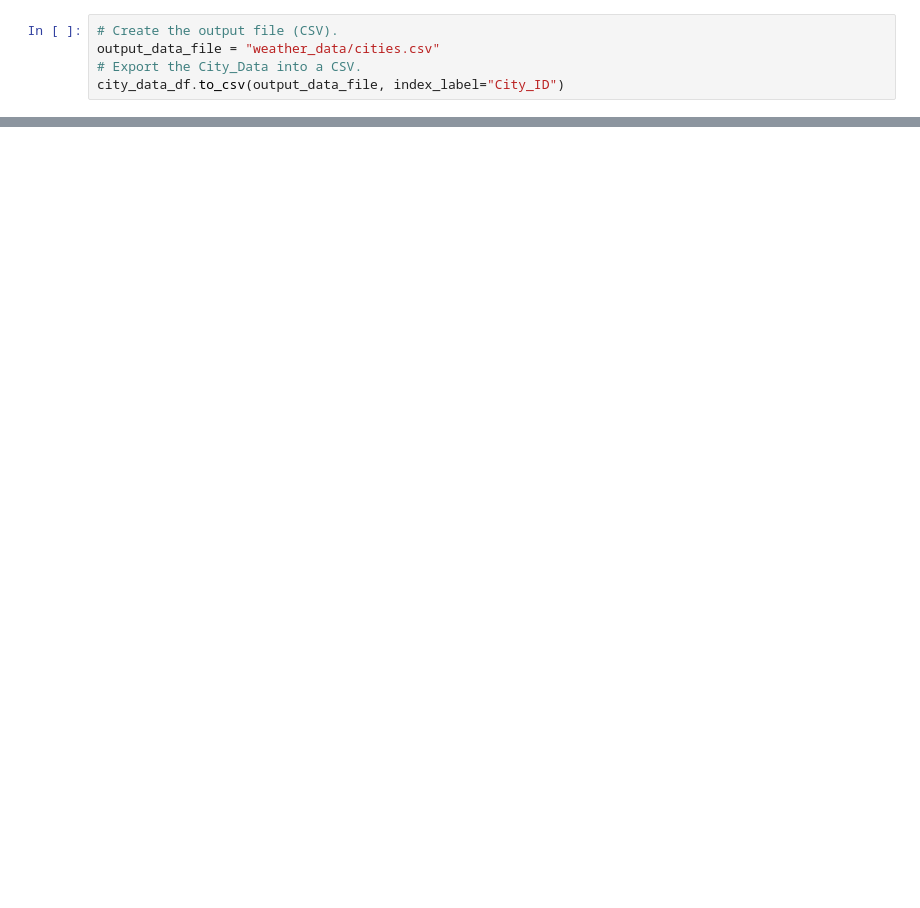
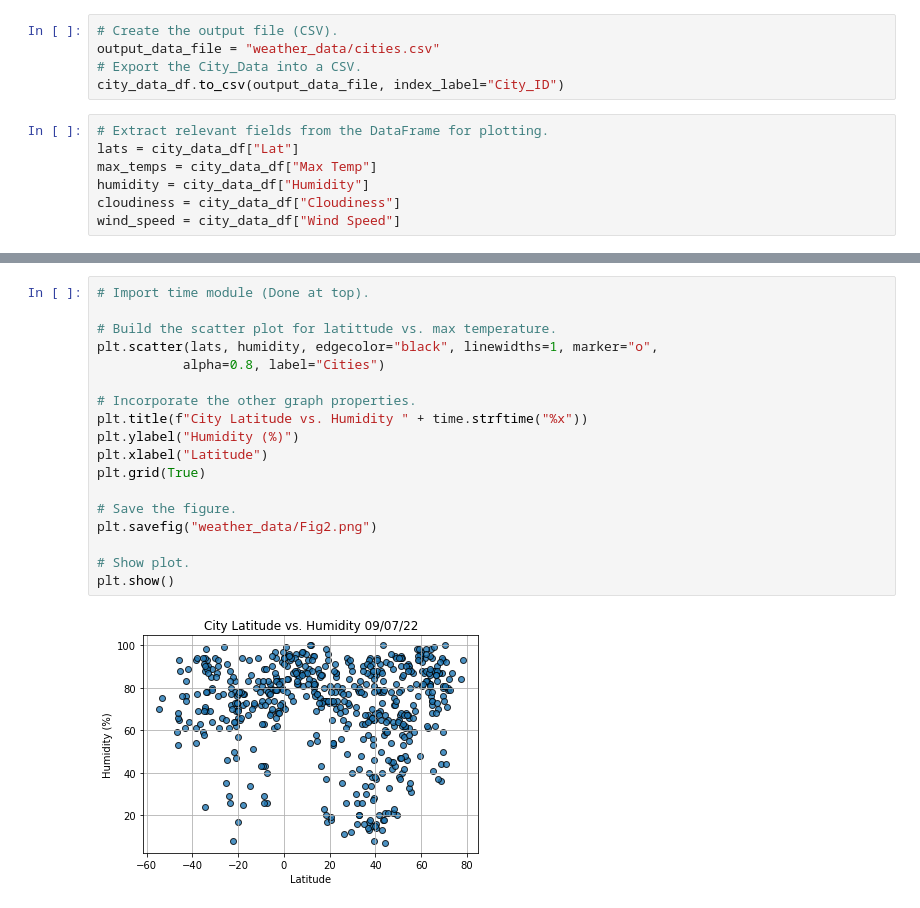
Before and after one commit to Jrheldmann/World_Weather_Analysis, a Jupyter notebook: WeatherPy.ipynb, the cells around one changed output, grey strips where cells are left out. Drawn from its saved outputs; the diff is of its cells as text; blank space fills up the shorter version.

Commit message:
Updating WeatherPy.ipynb/cities.csv and uploading weather_data figures

```diff
--- a/WeatherPy.ipynb
+++ b/WeatherPy.ipynb
@@ -143,3 +143,10 @@ city_data_df.head(10)
 output_data_file = "weather_data/cities.csv"
 # Export the City_Data into a CSV.
 city_data_df.to_csv(output_data_file, index_label="City_ID")
+# %%
+# Extract relevant fields from the DataFrame for plotting.
+lats = city_data_df["Lat"]
+max_temps = city_data_df["Max Temp"]
+humidity = city_data_df["Humidity"]
+cloudiness = city_data_df["Cloudiness"]
+wind_speed = city_data_df["Wind Speed"]
@@ -145,0 +173,20 @@ city_data_df.to_csv(output_data_file, index_label="City_ID")
+# %%
+# Import time module (Done at top).
+
+# Build the scatter plot for latittude vs. max temperature.
+plt.scatter(lats, humidity, edgecolor="black", linewidths=1, marker="o",
+           alpha=0.8, label="Cities")
+
+# Incorporate the other graph properties.
+plt.title(f"City Latitude vs. Humidity " + time.strftime("%x"))
+plt.ylabel("Humidity (%)")
+plt.xlabel("Latitude")
+plt.grid(True)
+
+# Save the figure.
+plt.savefig("weather_data/Fig2.png")
+
+# Show plot.
+plt.show()
+# %% [output]
+[figure, added]
```
Also changed, not shown: parts of 7 cells of this notebook, 5 other files.
